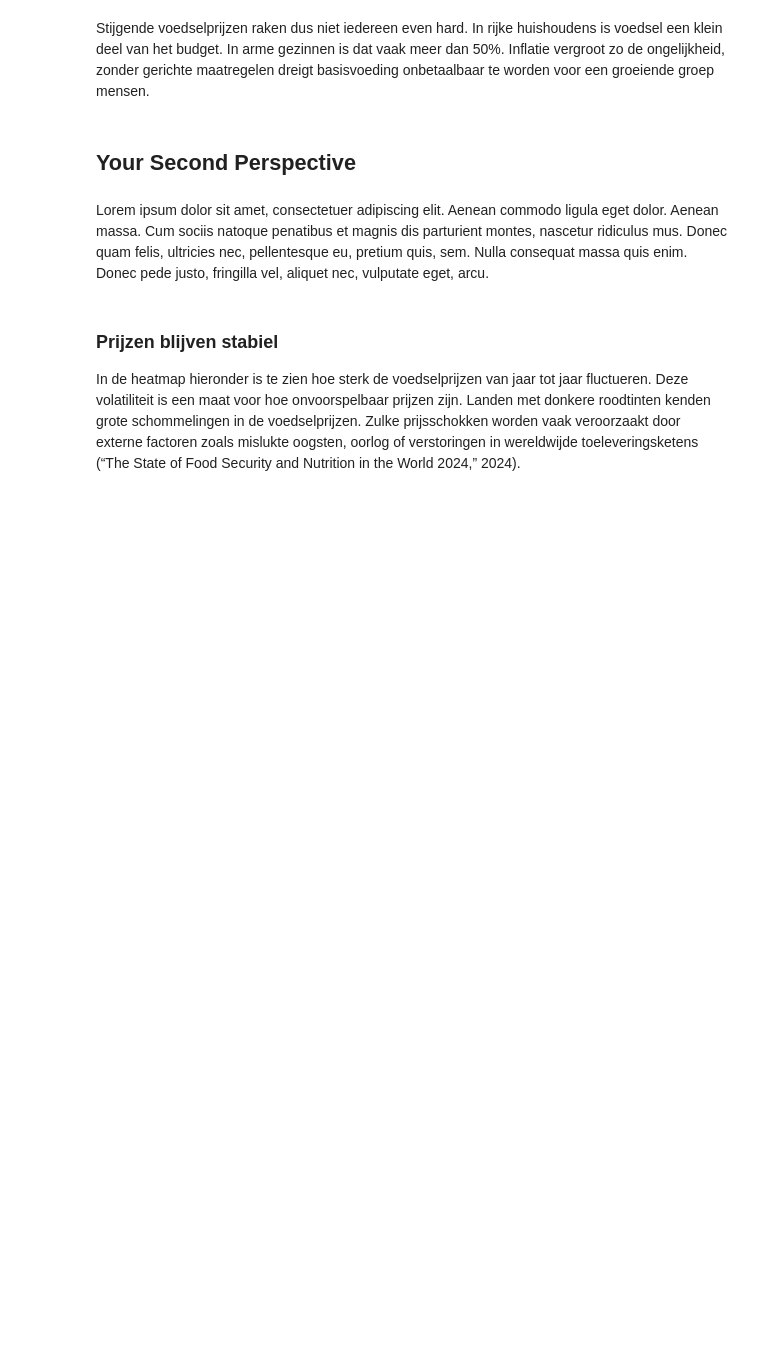
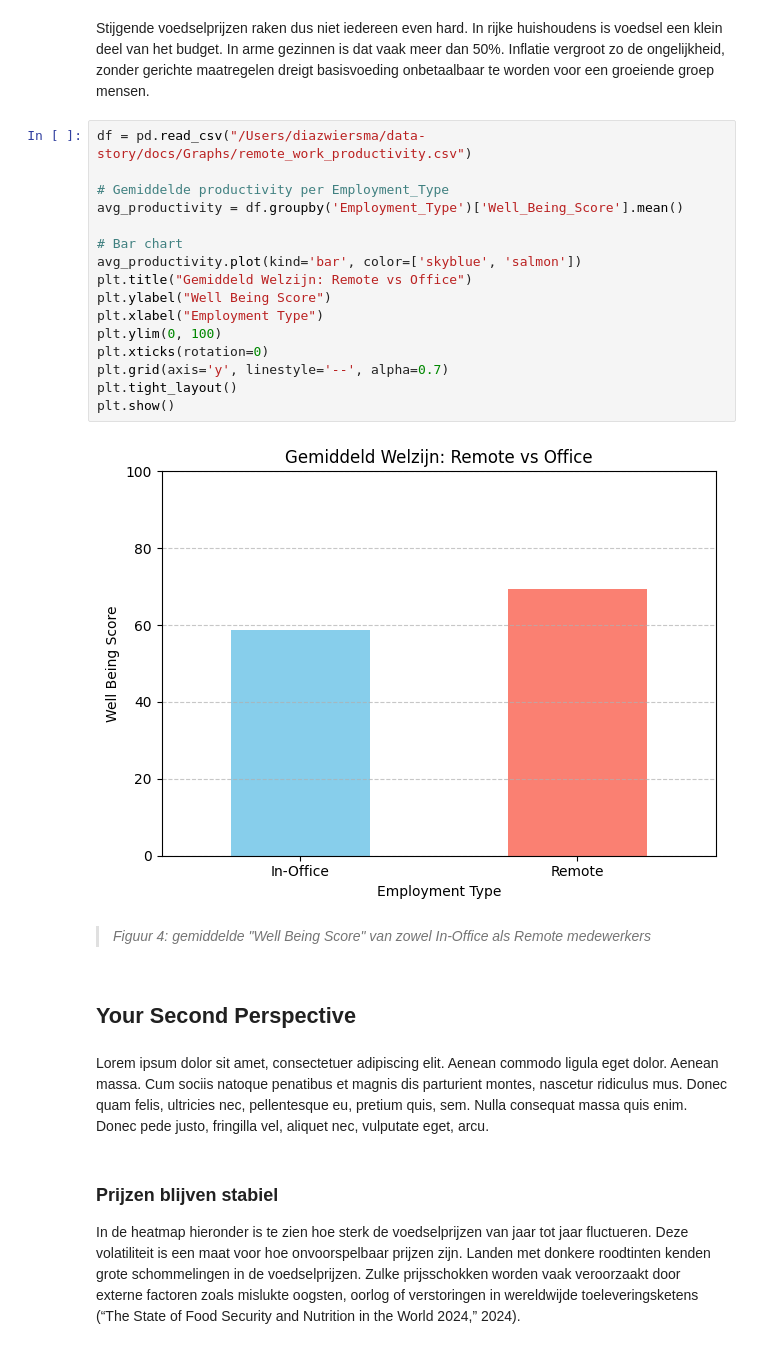
Before and after one commit to DiazWiersma/data-story, a Jupyter notebook: docs/format.ipynb, the cells around one changed output. Cells and saved outputs as stored; diff of their text form; blank space fills up the shorter version.

```diff
--- a/docs/format.ipynb
+++ b/docs/format.ipynb
@@ -168,5 +138,25 @@ plt.show()
 # %% [markdown]
 Stijgende voedselprijzen raken dus niet iedereen even hard. In rijke huishoudens is voedsel een klein deel van het budget. In arme gezinnen is dat vaak meer dan 50%. Inflatie vergroot zo de ongelijkheid, zonder gerichte maatregelen dreigt basisvoeding onbetaalbaar te worden voor een groeiende groep mensen.
+# %%
+df = pd.read_csv("/Users/diazwiersma/data-story/docs/Graphs/remote_work_productivity.csv")
+
+# Gemiddelde productivity per Employment_Type
+avg_productivity = df.groupby('Employment_Type')['Well_Being_Score'].mean()
+
+# Bar chart
+avg_productivity.plot(kind='bar', color=['skyblue', 'salmon'])
+plt.title("Gemiddeld Welzijn: Remote vs Office")
+plt.ylabel("Well Being Score")
+plt.xlabel("Employment Type")
+plt.ylim(0, 100)
+plt.xticks(rotation=0)
+plt.grid(axis='y', linestyle='--', alpha=0.7)
+plt.tight_layout()
+plt.show()
+# %% [output]
+[figure, added]
+# %% [markdown]
+> *Figuur 4: gemiddelde "Well Being Score" van zowel In-Office als Remote medewerkers*
 # %% [markdown]
 ## Your Second Perspective
 # %% [markdown]
```
Also changed, not shown: parts of 19 cells of this notebook.
